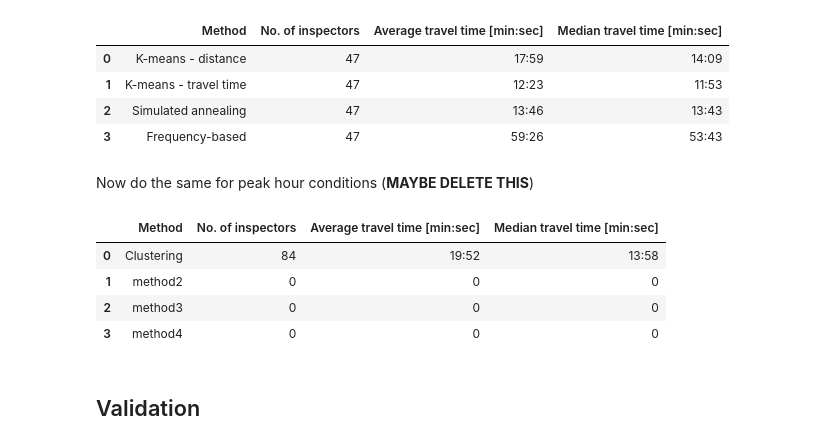
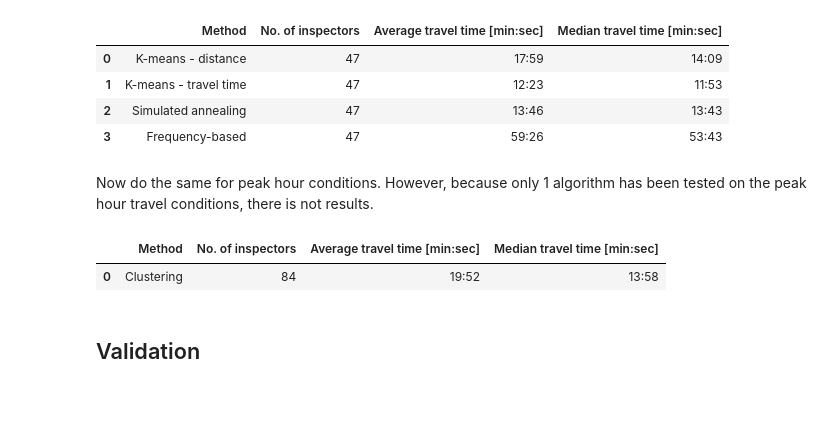
Before and after one commit to janinetimmerman8/RWS-group3, a Jupyter notebook: Dashboard_visuals_set_up.ipynb, the cells around one changed output. Cells and saved outputs as stored; diff of their text form; code cells hidden in the pictures; blank space fills up the shorter version.

```diff
--- a/Dashboard_visuals_set_up.ipynb
+++ b/Dashboard_visuals_set_up.ipynb
@@ -475,20 +475,17 @@ results
 | 3 | Frequency-based | 47 | 59:26 | 53:43 |
 # %%
 results.to_csv('Dashboard_data\Results_df')
-# %% [markdown]
-Now do the same for peak hour conditions (**MAYBE DELETE THIS**)
+# %% [markdown]
+Now do the same for peak hour conditions. However, because only 1 algorithm has been tested on the peak hour travel conditions, there is not results.
 # %%
-data = {'Method': ['Clustering', 'method2', 'method3', 'method4'],
-    'No. of inspectors': [len(kmeans_dist_peak_inspector_loc), 0, 0, 0],
-    'Average travel time [min:sec]': [get_mean(kmeans_dist_peak_tt['time_this']), 0, 0, 0],
-    'Median travel time [min:sec]': [get_median(kmeans_dist_peak_tt['time_this']), 0, 0, 0]}
+data = {'Method': ['Clustering'],
+    'No. of inspectors': [len(kmeans_dist_peak_inspector_loc)],
+    'Average travel time [min:sec]': [get_mean(kmeans_dist_peak_tt['time_this'])],
+    'Median travel time [min:sec]': [get_median(kmeans_dist_peak_tt['time_this'])]}
 
 results = pd.DataFrame(data)
 
 results
 # %% [output]
 |  | Method | No. of inspectors | Average travel time [min:sec] | Median travel time [min:sec] |
 | 0 | Clustering | 84 | 19:52 | 13:58 |
-| 1 | method2 | 0 | 0 | 0 |
-| 2 | method3 | 0 | 0 | 0 |
-| 3 | method4 | 0 | 0 | 0 |
```
Also changed, not shown: parts of 1 cell of this notebook, 6 other files.
